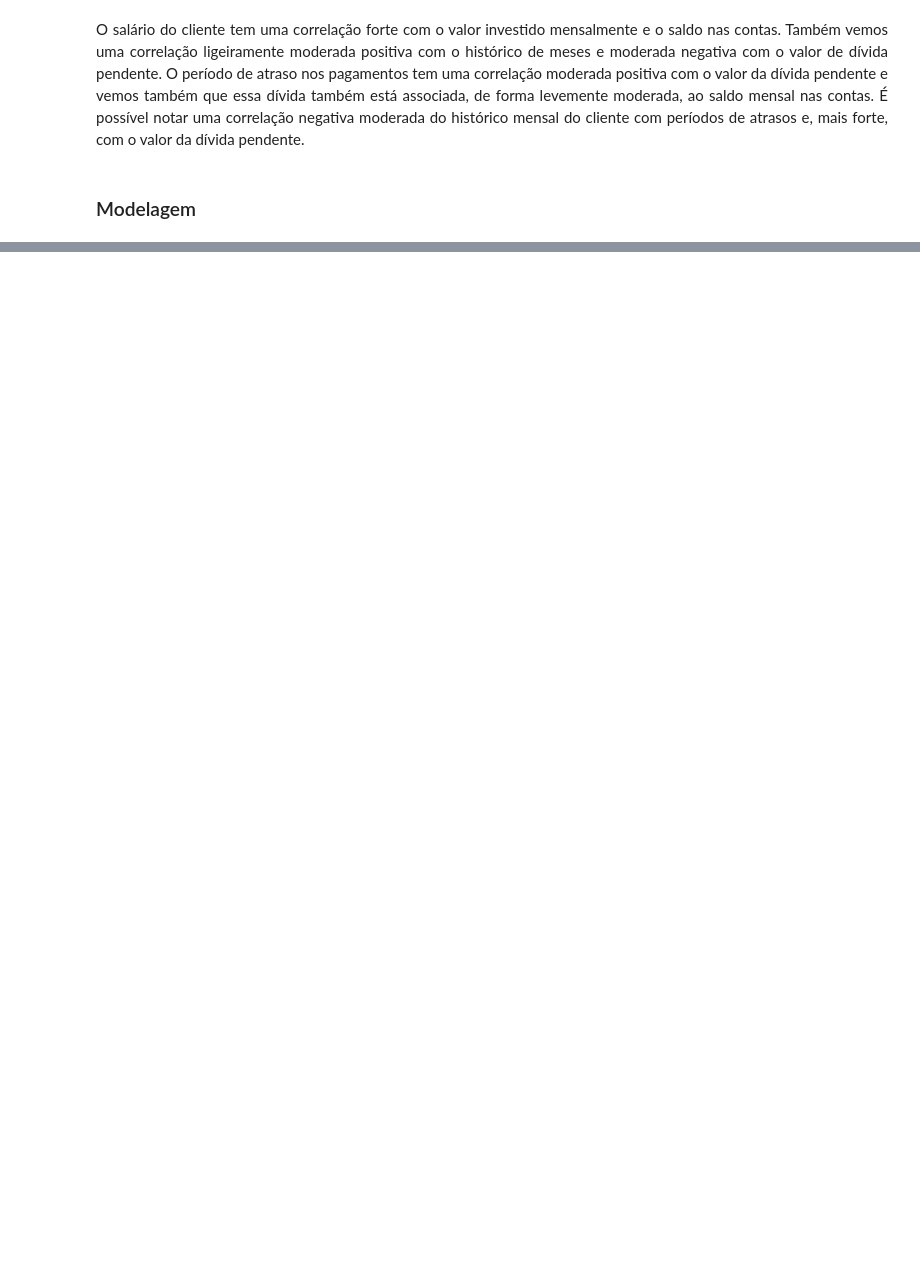
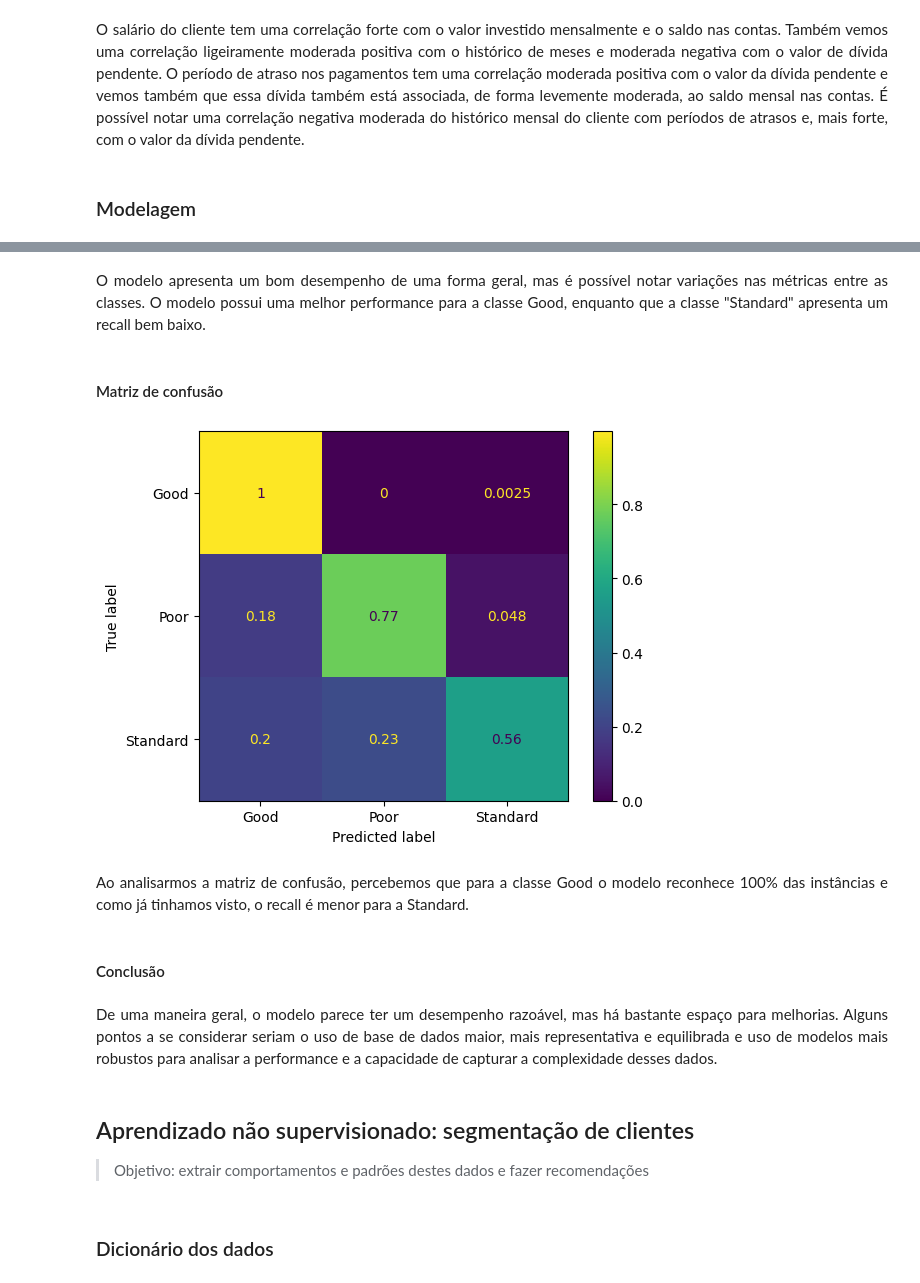
Before and after one commit to LilianeAquino/projeto_ml_II_santander_coders, a Jupyter notebook: trabalho_ada_ML.ipynb, the cells around one changed output, grey strips where cells are left out. Drawn from its saved outputs; the diff is of its cells as text; code cells hidden in the pictures; blank space fills up the shorter version.

```diff
--- a/trabalho_ada_ML.ipynb
+++ b/trabalho_ada_ML.ipynb
@@ -672,0 +570,4 @@ plt.show()
+# %%
+X_train, X_test, y_train, y_test = train_test_split(X, y, test_size=0.2, random_state=100, stratify=y)
+print(f'Treino: {X_train.shape[0]}')
+print(f'Teste: {X_test.shape[0]}')
@@ -672,0 +581,8 @@ plt.show()
+# %%
+fullPipeline = Pipeline(steps=[
+    ('preprocessor', preprocessor),
+    ('classifier', SVC(C=100, gamma=0.001, kernel='rbf'))
+])
+
+scores = cross_val_score(fullPipeline, X, y, cv=5)
+print(f'Acurácia: {scores.mean().round(3)} +-({scores.std().round(3)})')
@@ -672,0 +610,30 @@ plt.show()
+# %% [markdown]
+<p style='text-align: justify;'><font size=3.>O modelo apresenta um bom desempenho de uma forma geral, mas é possível notar variações nas métricas entre as classes. O modelo possui uma melhor performance para a classe Good, enquanto que a classe "Standard" apresenta um recall bem baixo.</font></p>
+# %% [markdown]
+#### Matriz de confusão
+# %%
+np.set_printoptions(precision=2)
+disp = ConfusionMatrixDisplay.from_estimator(
+        fullPipeline,
+        X_test,
+        y_test,
+        display_labels=label_encoder.classes_.tolist(),
+        cmap=plt.cm.viridis,
+        normalize='true',
+        xticks_rotation=None
+)
+plt.show()
+# %% [output]
+[figure, added]
+# %% [markdown]
+<p style='text-align: justify;'><font size=3.>Ao analisarmos a matriz de confusão, percebemos que para a classe Good o modelo reconhece 100% das instâncias e como já tinhamos visto, o recall é menor para a Standard.</font></p>
+# %% [markdown]
+#### Conclusão
+# %% [markdown]
+<p style='text-align: justify;'><font size=3.>De uma maneira geral, o modelo parece ter um desempenho razoável, mas há bastante espaço para melhorias. Alguns pontos a se considerar seriam o uso de base de dados maior, mais representativa e equilibrada e uso de modelos mais robustos para analisar a performance e a capacidade de capturar a complexidade desses dados.</font></p>
+# %% [markdown]
+## Aprendizado não supervisionado: segmentação de clientes
+
+> Objetivo: extrair comportamentos e padrões destes dados e fazer recomendações
+# %% [markdown]
+### Dicionário dos dados
```
Also changed, not shown: parts of 93 cells of this notebook.
